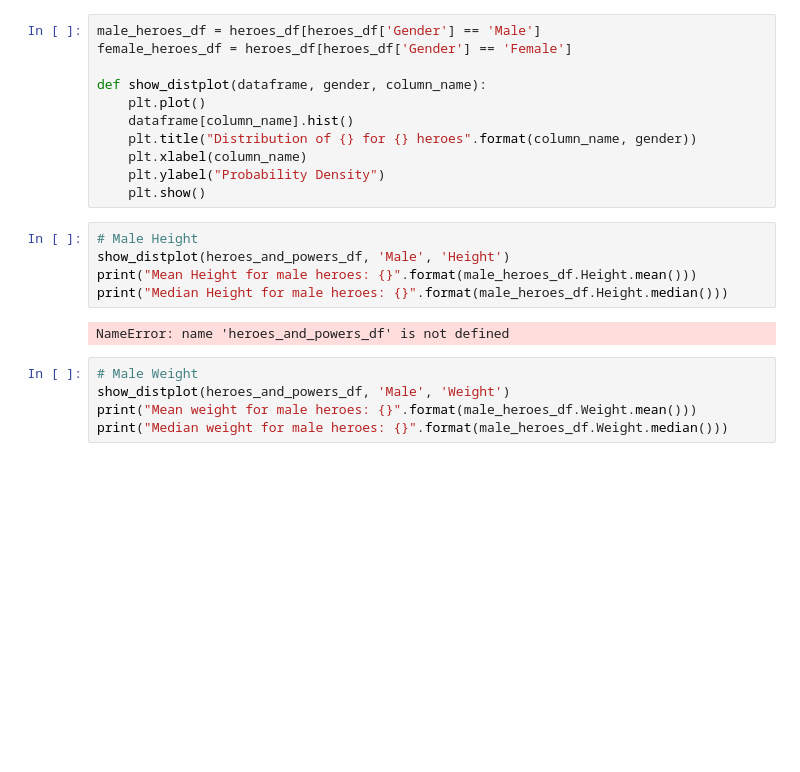
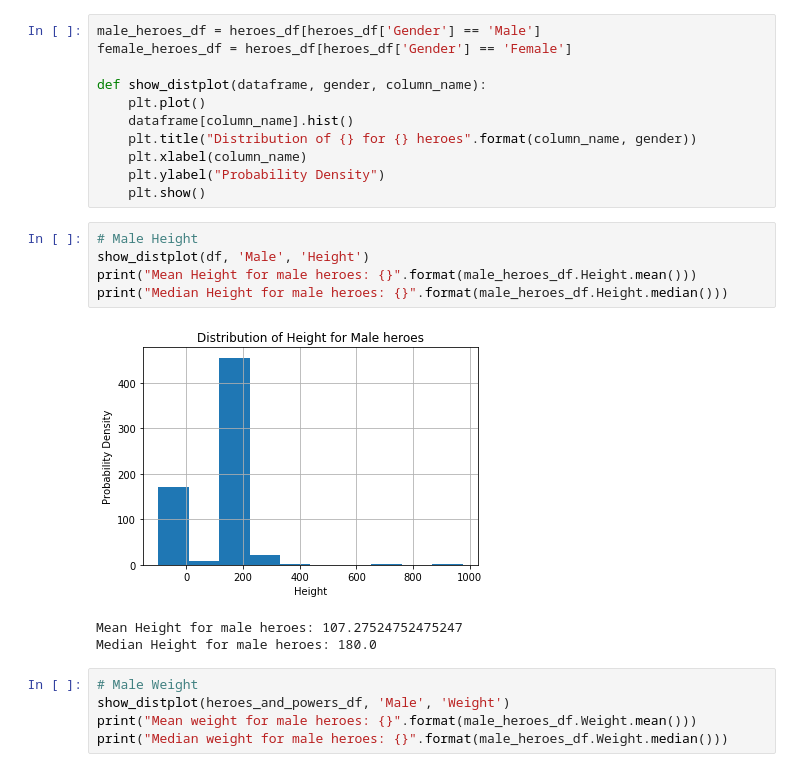
Before and after one commit to Princess-1/dsc-data-cleaning-project-atlanta-ds-062419, a Jupyter notebook: index.ipynb, the cells around one changed output. Saved outputs shown, nothing was run; the diff lists cells and outputs as text; blank space fills up the shorter version.

```diff
--- a/index.ipynb
+++ b/index.ipynb
@@ -272,11 +272,13 @@ def show_distplot(dataframe, gender, column_name):
     plt.show()
 # %%
 # Male Height
-show_distplot(heroes_and_powers_df, 'Male', 'Height')
+show_distplot(df, 'Male', 'Height')
 print("Mean Height for male heroes: {}".format(male_heroes_df.Height.mean()))
 print("Median Height for male heroes: {}".format(male_heroes_df.Height.median()))
 # %% [output]
+[figure, added]
-NameError: name 'heroes_and_powers_df' is not defined
+Mean Height for male heroes: 107.27524752475247
+Median Height for male heroes: 180.0
 # %%
 # Male Weight
 show_distplot(heroes_and_powers_df, 'Male', 'Weight')
```
